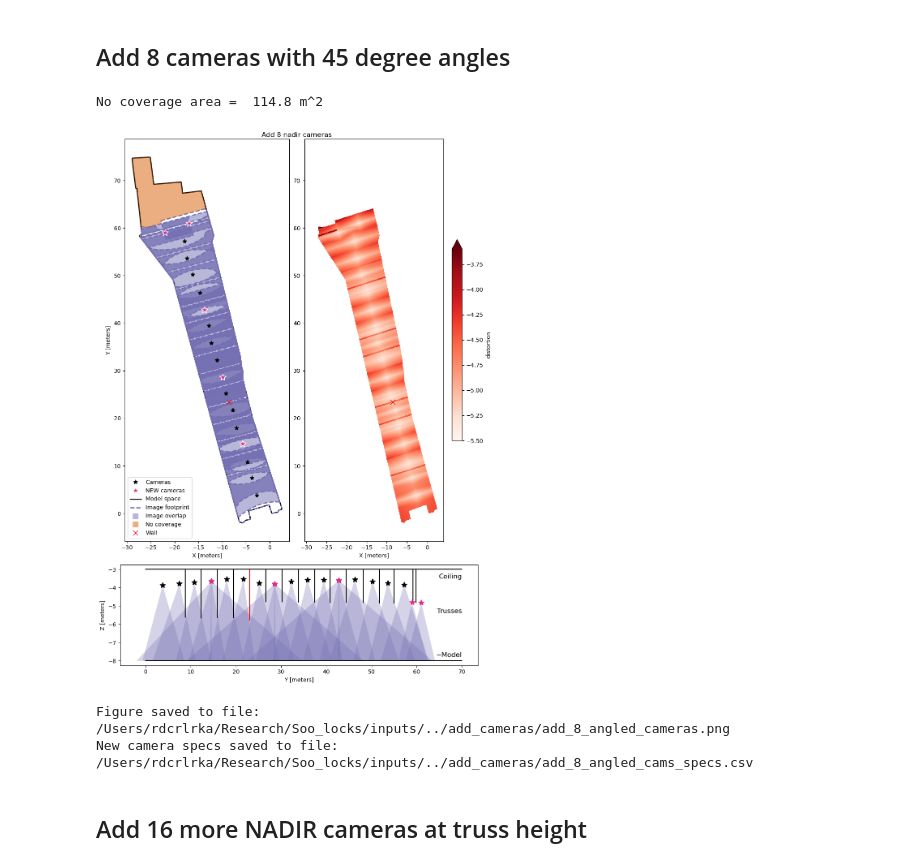
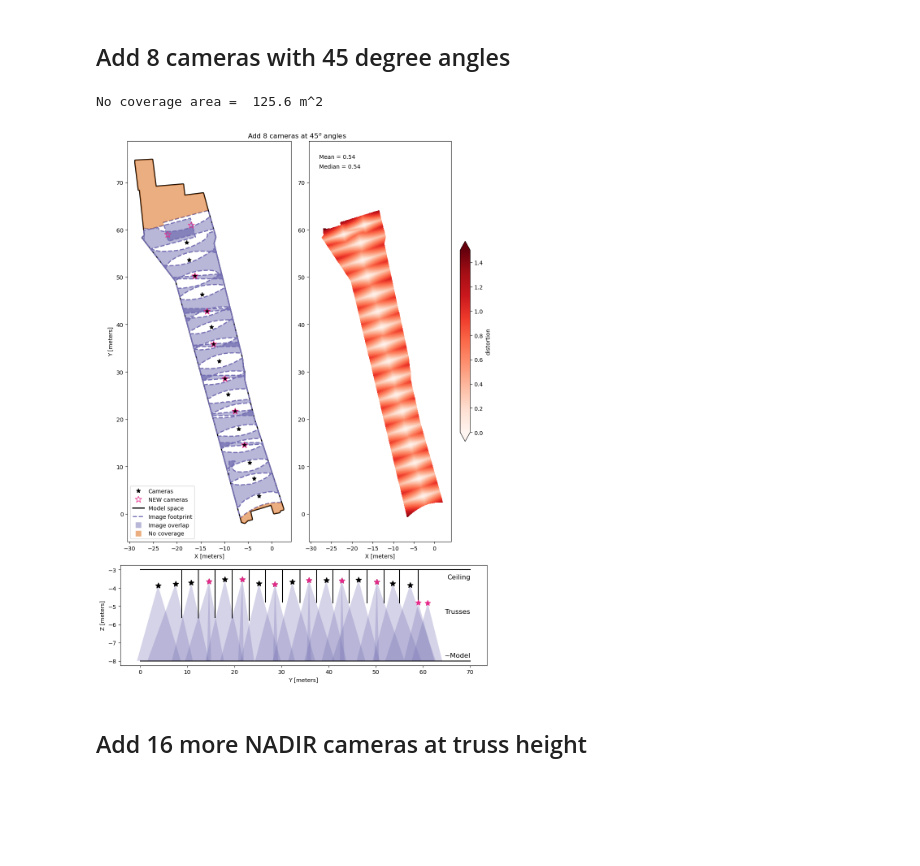
Before and after one commit to RaineyAbe/soo_locks_photogrammetry, a Jupyter notebook: camera_calibration/model_camera_coverage.ipynb, the cells around one changed output. Cells and saved outputs as stored; diff of their text form; code cells hidden in the pictures; blank space fills up the shorter version.

```diff
--- a/camera_calibration/model_camera_coverage.ipynb
+++ b/camera_calibration/model_camera_coverage.ipynb
@@ -528,21 +30,21 @@ def save_specs_los(bounds_new, cams_new, out_file, fov_h=120, fov_v=65):
 ## Calculate current camera coverage
 # %%
 print('Creating polygon of model space')
-model_space_gdf = calculate_image_footprint(refdem_file)
+model_space_gdf = utils.calculate_image_footprint(refdem_file)
 
 print('Calculating image footprints')
 gdf_list = []
 for ortho_file in tqdm(ortho_files):
-    gdf = calculate_image_footprint(ortho_file)
+    gdf = utils.calculate_image_footprint(ortho_file)
     gdf_list += [gdf]
 bounds_df = pd.concat(gdf_list).reset_index(drop=True)
 bounds_gdf = gpd.GeoDataFrame(bounds_df, geometry=bounds_df['geometry'], crs=gdf.crs)
 
 print('Calculating overlap areas')
-overlap_gdf = calculate_image_overlap(bounds_gdf)
+overlap_gdf = utils.calculate_image_overlap(bounds_gdf)
 
 print('Calculating area with no coverage')
-no_coverage = calculate_no_coverage(model_space_gdf, bounds_gdf)
+no_coverage = utils.calculate_no_coverage(model_space_gdf, bounds_gdf)
 print('Done')
 # %% [output]
 Creating polygon of model space
@@ -807,11 +312,11 @@ new_coords = np.array([
     (-22, 59, rh.loc[rh['Label']=='North 1', 'Z-Value - 15cm'].values[0]),
     (-17, 61, rh.loc[rh['Label']=='North 2', 'Z-Value - 15cm'].values[0]),
     cams.loc[cams['channel']=='ch04', ['X', 'Y', 'Z']].values[0],
-    cams.loc[cams['channel']=='ch04', ['X', 'Y', 'Z']].values[0],
+    cams.loc[cams['channel']=='ch06', ['X', 'Y', 'Z']].values[0],
     cams.loc[cams['channel']=='ch08', ['X', 'Y', 'Z']].values[0],
-    cams.loc[cams['channel']=='ch08', ['X', 'Y', 'Z']].values[0],
+    cams.loc[cams['channel']=='ch10', ['X', 'Y', 'Z']].values[0],
     cams.loc[cams['channel']=='ch12', ['X', 'Y', 'Z']].values[0],
-    cams.loc[cams['channel']=='ch12', ['X', 'Y', 'Z']].values[0],
+    cams.loc[cams['channel']=='ch14', ['X', 'Y', 'Z']].values[0],
 ])
 
 new_rolls = np.concatenate([
@@ -821,7 +326,7 @@ new_rolls = np.concatenate([
 
 (cams_new, cams_new_full, bounds_new_gdf,
  bounds_new_full_gdf, overlap_new_gdf,
- no_coverage_new_full) = calculate_specs_from_new_coords(
+ no_coverage_new_full) = utils.calculate_specs_from_new_coords(
      new_coords = new_coords,
      new_rolls = new_rolls,
      cams = cams,
@@ -833,61 +338,59 @@ new_rolls = np.concatenate([
  )
 
 # Calculate map of relative distortion
-distortion_map = create_distortion_map(
+distortion_map = utils.create_distortion_map(
     cams_gdf = cams_new_full,
     footprints_gdf = bounds_new_full_gdf,
     yaw_series = 15 * np.ones(len(cams_new_full)),
     roll_series = np.concatenate([np.zeros(len(cams)), new_rolls]),
     pitch_series = np.zeros(len(cams_new_full)),
     fov_h_deg = fov_h,
     fov_v_deg = fov_v,
-    model_space = model_space_gdf
+    model_space = model_space_gdf,
 )
+# add the minimum value
+distortion_map += 5.297444280721465
 
 # Plot results
 gs = matplotlib.gridspec.GridSpec(2,2, height_ratios=[4,1])
 fig = plt.figure(figsize=(10,14))
 ax = [
     fig.add_subplot(gs[0,0]),
     fig.add_subplot(gs[0,1]),
     fig.add_subplot(gs[1,:])
     ]
-# plot model coverage
-plot_model_coverage(ax[0], model_space_gdf, bounds_new_full_gdf, overlap_new_gdf, cams_new_full, no_coverage_new_full)
 
-# plot vertical view
-plot_vertical_view(ax[2], trusses_gdf, cams, cams_new = cams_new, bounds = bounds_gdf, bounds_new = bounds_new_gdf)
+utils.plot_model_coverage(ax[0], model_space_gdf, bounds_new_full_gdf, overlap_new_gdf, cams_new_full, no_coverage_new_full)
 
-# plot relative distortion
-distortion_map.plot(ax=ax[1], cmap='Reds', vmin=-5.5, vmax=-3.6, cbar_kwargs={'shrink': 0.5})
+utils.plot_vertical_view(ax[2], trusses_gdf, cams, cams_new = cams_new, bounds = bounds_gdf, bounds_new = bounds_new_gdf)
+
+distortion_map.plot(ax=ax[1], cmap='Reds', vmin=0, vmax=1.5, cbar_kwargs={'shrink': 0.5})
+
+# print distortion stats
+ax[1].text(-28, 75, f"Mean = {np.round(distortion_map.mean().data, 2)}")
+ax[1].text(-28, 73, f"Median = {np.round(distortion_map.median().data, 2)}")
 ax[1].set_xlim(ax[0].get_xlim())
 ax[1].set_ylim(ax[0].get_ylim())
 ax[1].set_xlabel('X [meters]')
 ax[1].set_ylabel('')
 ax[1].set_title('')
-# plot the wall location
-xcoord, ycoord = get_coords_between_cams('ch06', 'ch07')
-for axis in ax[0:2]:
-    axis.plot(xcoord, ycoord, 'xr', markersize=8, linewidth=2, label='Wall')
 ax[0].legend(loc='lower left')
 
-fig.suptitle('Add 8 nadir cameras')
+fig.suptitle('Add 8 cameras at 45$^o$ angles')
 fig.tight_layout()
 plt.show()
 
-# Save figure
-fig_file = os.path.join(output_folder, 'add_8_angled_cameras.png')
-fig.savefig(fig_file, dpi=300, bbox_inches='tight')
-print('Figure saved to file:', fig_file)
+# # Save figure
+# fig_file = os.path.join(output_folder, 'add_8_angled_cameras.png')
+# fig.savefig(fig_file, dpi=300, bbox_inches='tight')
+# print('Figure saved to file:', fig_file)
 
-# Save new specs
-out_file = os.path.join(output_folder, 'add_8_angled_cams_specs.csv')
-save_specs_los(bounds_new_gdf, cams_new, out_file, fov_h=fov_h, fov_v=fov_v)
+# # Save new specs
+# out_file = os.path.join(output_folder, 'add_8_angled_cams_specs.csv')
+# save_specs_los(bounds_new_gdf, cams_new, out_file, fov_h=fov_h, fov_v=fov_v)
 # %% [output]
-No coverage area =  114.8 m^2
+No coverage area =  125.6 m^2
-[figure, old version]
+[figure, new version]
-Figure saved to file: /Users/rdcrlrka/Research/Soo_locks/inputs/../add_cameras/add_8_angled_cameras.png
-New camera specs saved to file: /Users/rdcrlrka/Research/Soo_locks/inputs/../add_cameras/add_8_angled_cams_specs.csv
 # %% [markdown]
 ## Add 16 more NADIR cameras at truss height
 # %%
```
Also changed, not shown: parts of 10 cells of this notebook, 1 other file.
